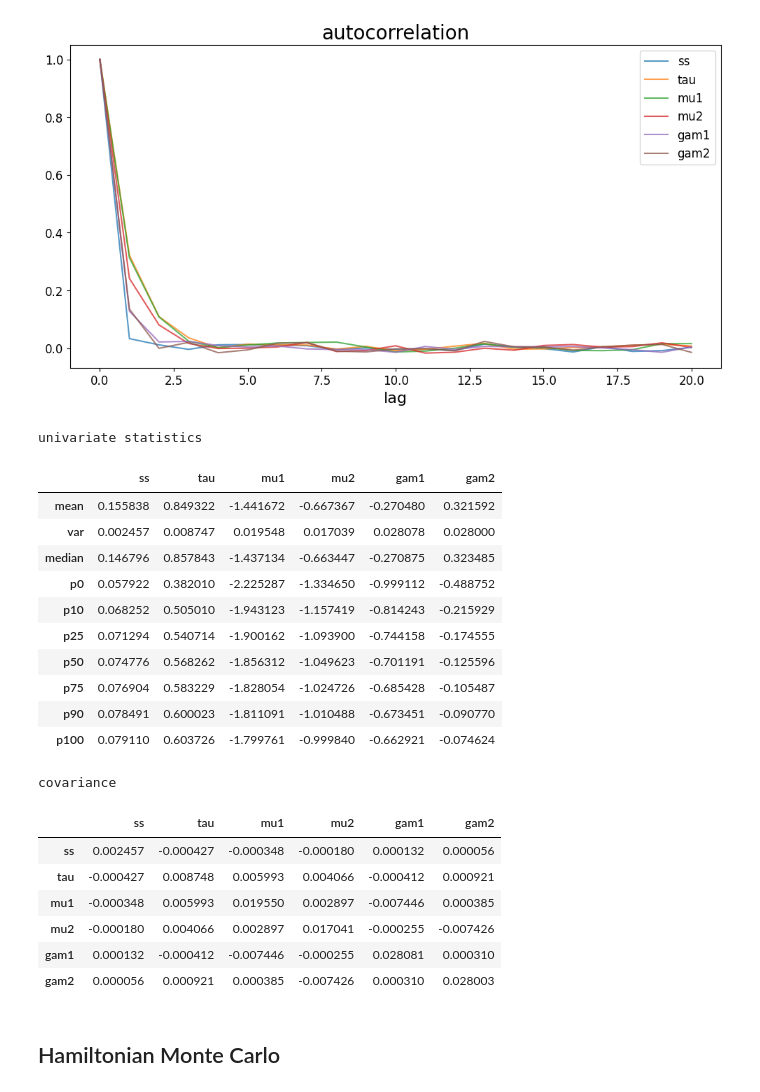
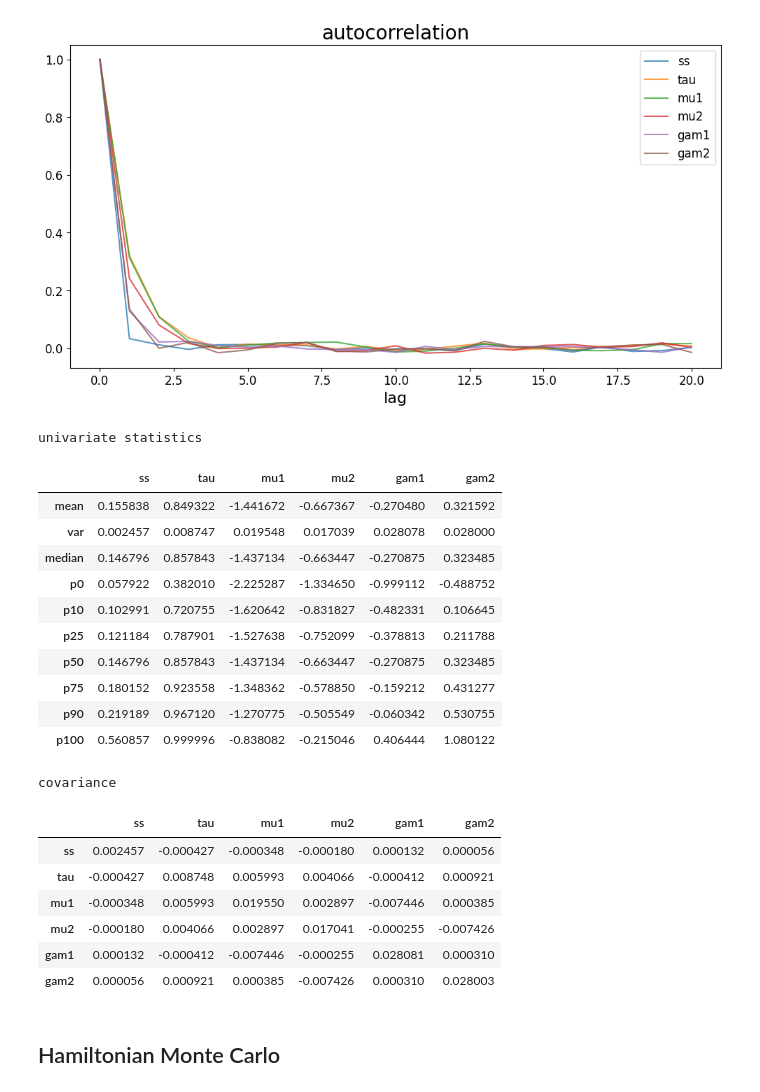
Before and after one commit to etrieschman/gene-expr, a Jupyter notebook: code/Trieschman_STATS370_Final.ipynb, the cells around one changed output. Saved outputs shown, nothing was run; the diff lists cells and outputs as text; code cells hidden in the pictures.

```diff
--- a/code/Trieschman_STATS370_Final.ipynb
+++ b/code/Trieschman_STATS370_Final.ipynb
@@ -110,8 +87,8 @@ stats_mh = {}
 stats_mh['mean'] = np.mean(xt_mh, axis=0)
 stats_mh['var'] = np.var(xt_mh, axis=0)
 stats_mh['median'] = np.median(xt_mh, axis=0)
-for pctl in [0, 0.1, 0.25, 0.5, 0.75, 0.9, 1]:
-    stats_mh[f'p{int(pctl*100)}'] = np.percentile(xt_mh, pctl, axis=0)
+for pctl in [0, 10, 25, 50, 75, 90, 100]:
+    stats_mh[f'p{pctl}'] = np.percentile(xt_mh, pctl, axis=0)
 stats_mh = pd.DataFrame(stats_mh).T
 stats_mh.columns = theta_labels
 print('univariate statistics')
@@ -182,37 +159,37 @@ plot_acorr(xt_g, nlags=20)
 # %%
 theta_labels = ['ss', 'tau', 'mu1', 'mu2', 'gam1', 'gam2']
 
 # read-out statistics
 stats_g = {}
 stats_g['mean'] = np.mean(xt_g, axis=0)
 stats_g['var'] = np.var(xt_g, axis=0)
 stats_g['median'] = np.median(xt_g, axis=0)
-for pctl in [0, 0.1, 0.25, 0.5, 0.75, 0.9, 1]:
-    stats_g[f'p{int(pctl*100)}'] = np.percentile(xt_g, pctl, axis=0)
+for pctl in [0, 10, 25, 50, 75, 90, 100]:
+    stats_g[f'p{pctl}'] = np.percentile(xt_g, pctl, axis=0)
 stats_g = pd.DataFrame(stats_g).T
 stats_g.columns = theta_labels
 print('univariate statistics')
 display(stats_g)
 
 # covariance
 cov_g = pd.DataFrame(np.cov(xt_g.T))
 cov_g.columns = theta_labels
 cov_g.index = theta_labels
 print('covariance')
 display(cov_g)
 # %% [output]
 univariate statistics
 |  | ss | tau | mu1 | mu2 | gam1 | gam2 |
 | mean | 0.155838 | 0.849322 | -1.441672 | -0.667367 | -0.270480 | 0.321592 |
 | var | 0.002457 | 0.008747 | 0.019548 | 0.017039 | 0.028078 | 0.028000 |
 | median | 0.146796 | 0.857843 | -1.437134 | -0.663447 | -0.270875 | 0.323485 |
 | p0 | 0.057922 | 0.382010 | -2.225287 | -1.334650 | -0.999112 | -0.488752 |
-| p10 | 0.068252 | 0.505010 | -1.943123 | -1.157419 | -0.814243 | -0.215929 |
-| p25 | 0.071294 | 0.540714 | -1.900162 | -1.093900 | -0.744158 | -0.174555 |
-| p50 | 0.074776 | 0.568262 | -1.856312 | -1.049623 | -0.701191 | -0.125596 |
-| p75 | 0.076904 | 0.583229 | -1.828054 | -1.024726 | -0.685428 | -0.105487 |
-| p90 | 0.078491 | 0.600023 | -1.811091 | -1.010488 | -0.673451 | -0.090770 |
-| p100 | 0.079110 | 0.603726 | -1.799761 | -0.999840 | -0.662921 | -0.074624 |
+| p10 | 0.102991 | 0.720755 | -1.620642 | -0.831827 | -0.482331 | 0.106645 |
+| p25 | 0.121184 | 0.787901 | -1.527638 | -0.752099 | -0.378813 | 0.211788 |
+| p50 | 0.146796 | 0.857843 | -1.437134 | -0.663447 | -0.270875 | 0.323485 |
+| p75 | 0.180152 | 0.923558 | -1.348362 | -0.578850 | -0.159212 | 0.431277 |
+| p90 | 0.219189 | 0.967120 | -1.270775 | -0.505549 | -0.060342 | 0.530755 |
+| p100 | 0.560857 | 0.999996 | -0.838082 | -0.215046 | 0.406444 | 1.080122 |
 covariance
 |  | ss | tau | mu1 | mu2 | gam1 | gam2 |
 | ss | 0.002457 | -0.000427 | -0.000348 | -0.000180 | 0.000132 | 0.000056 |
```
Also changed, not shown: parts of 8 cells of this notebook, 2 other files.
